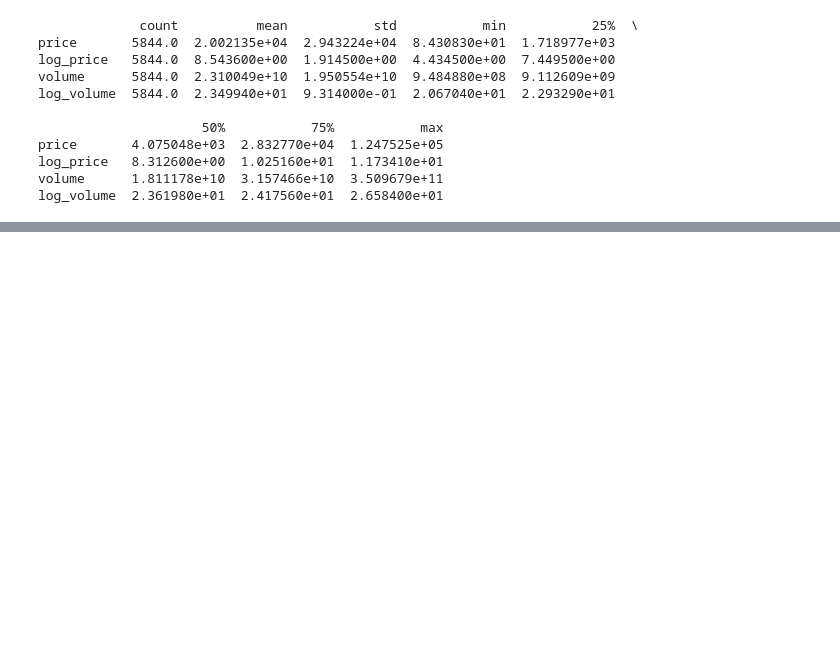
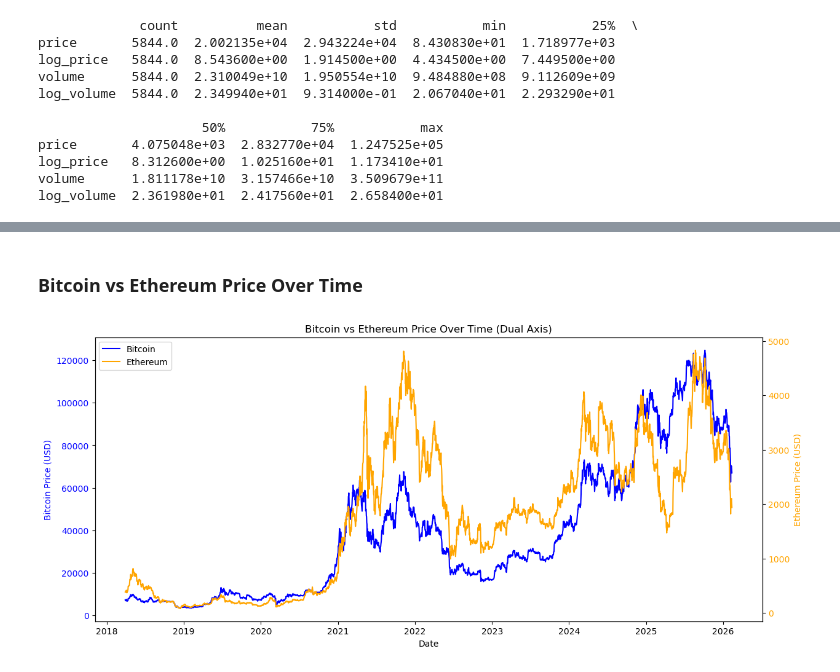
Before and after one commit to tlilimaryem7-cloud/AI-powered-cryptocurrency-market-analysis-and-decision-support-system, a Jupyter notebook: notebooks/EDA_Enriched data.ipynb, the cells around one changed output, grey strips where cells are left out. Cells and saved outputs as stored; diff of their text form; code cells hidden in the pictures; blank space fills up the shorter version.

Commit message:
updated EDA with enriched data

```diff
--- a/notebooks/EDA_Enriched data.ipynb
+++ b/notebooks/EDA_Enriched data.ipynb
@@ -605,0 +873,34 @@ log_volume  2.361980e+01  2.417560e+01  2.658400e+01
+# %% [markdown]
+### Bitcoin vs Ethereum Price Over Time
+# %%
+import matplotlib.pyplot as plt
+#price over time
+plt.figure(figsize=(14,6))
+
+# Separate data
+btc = df[df['coin'] == 'btc']
+eth = df[df['coin'] == 'eth']
+
+# Plot Bitcoin
+ax = plt.gca()
+ax.plot(btc['timestamp'], btc['price'], color='blue', label='Bitcoin')
+ax.set_ylabel('Bitcoin Price (USD)', color='blue')
+ax.tick_params(axis='y', labelcolor='blue')
+
+# Plot Ethereum on secondary axis
+ax2 = ax.twinx()
+ax2.plot(eth['timestamp'], eth['price'], color='orange', label='Ethereum')
+ax2.set_ylabel('Ethereum Price (USD)', color='orange')
+ax2.tick_params(axis='y', labelcolor='orange')
+
+plt.title("Bitcoin vs Ethereum Price Over Time (Dual Axis)")
+ax.set_xlabel("Date")
+
+# Legends
+lines, labels = ax.get_legend_handles_labels()
+lines2, labels2 = ax2.get_legend_handles_labels()
+ax.legend(lines + lines2, labels + labels2, loc='upper left')
+
+plt.show()
+# %% [output]
+[figure, added]
```
Also changed, not shown: parts of 33 cells of this notebook.
